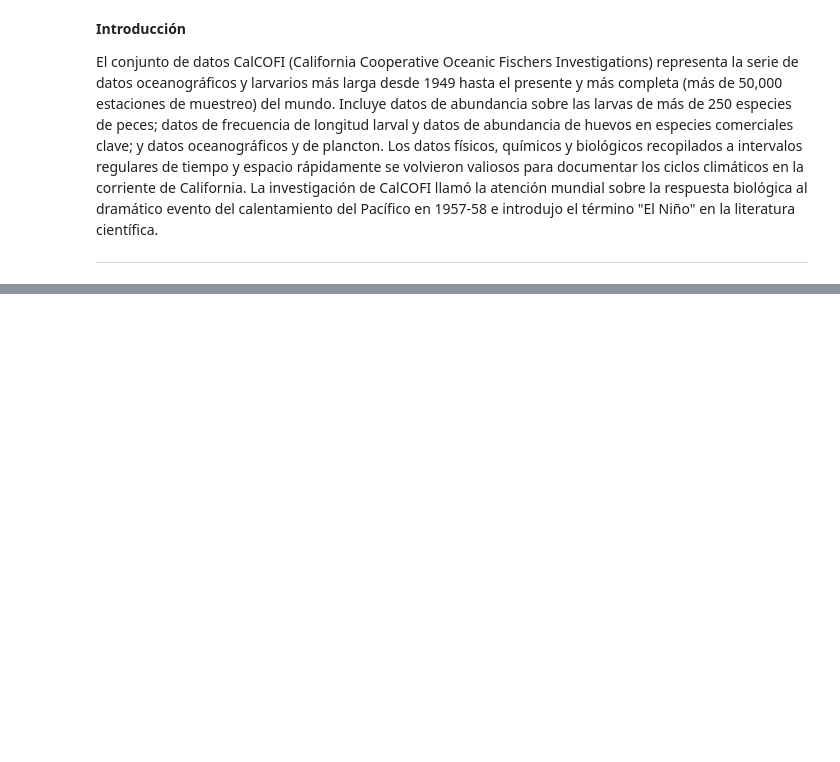
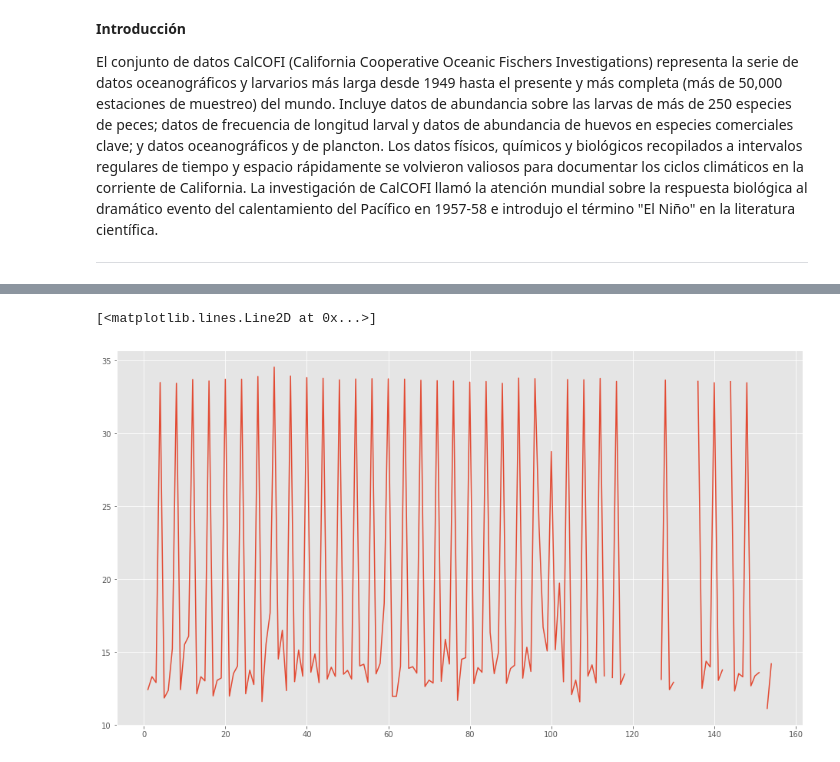
Before and after one commit to Lmdela/Trabajo-de-Mineria-de-Datos, a Jupyter notebook: Redes_LSTM.ipynb, the cells around one changed output, grey strips where cells are left out. Saved outputs shown, nothing was run; the diff lists cells and outputs as text; code cells hidden in the pictures; blank space fills up the shorter version.

```diff
--- a/Redes_LSTM.ipynb
+++ b/Redes_LSTM.ipynb
@@ -247,4 +74,0 @@ sb.pairplot(data,height=1,vars=["T_degC","Depthm","Salnty","STheta","O2ml_L"],ki
-# %%
-model = sm.OLS(data.T_degC,pd.concat([data.Depthm,data.Salnty,data.STheta,data.O2ml_L], axis=1))
-results=model.fit()
-print(results.summary())
@@ -268,0 +236,5 @@ Warnings:
+# %%
+plt.plot (lowdata.T_degC)
+# %% [output]
+[<matplotlib.lines.Line2D at 0x...>]
+[figure, added]
```
Also changed, not shown: parts of 24 cells of this notebook.
